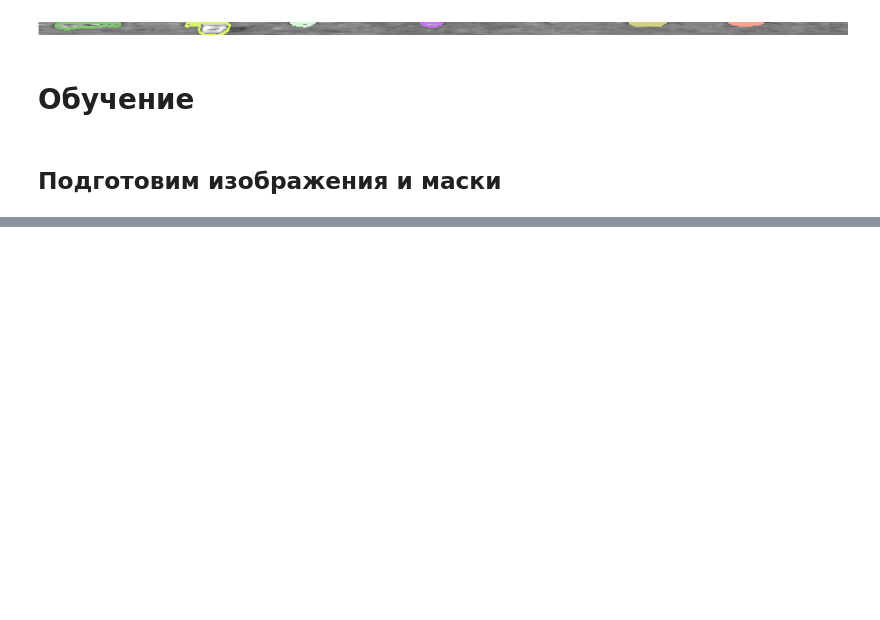
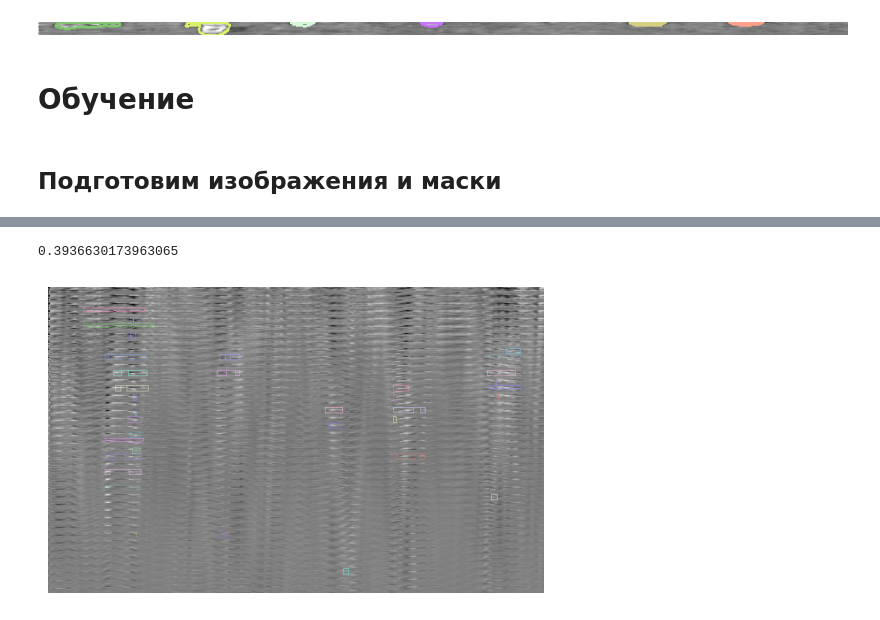
Before and after one commit to EHAT32/manioka, a Jupyter notebook: finetune_seg.ipynb, the cells around one changed output, grey strips where cells are left out. Saved outputs shown, nothing was run; the diff lists cells and outputs as text; code cells hidden in the pictures; blank space fills up the shorter version.

```diff
--- a/finetune_seg.ipynb
+++ b/finetune_seg.ipynb
@@ -215,0 +298,8 @@ for f in tqdm(train.FolderName.unique()):
+# %%
+# Load trained model
+model = YOLO('runs/segment/train/weights/best.pt')  # Adjust path if necessary
+metrics = model.val()
+# Perform inference
+results = model(stacked_image)
+polygons = results[0].masks.xy
+visualize(stacked_image, polygons)
@@ -215,0 +362,8 @@ for f in tqdm(train.FolderName.unique()):
+# %%
+print(metrics.box.map)
+# %% [output]
+0.3936630173963065
+# %%
+visualize(stacked_image, polygons)
+# %% [output]
+[figure, added]
```
Also changed, not shown: parts of 7 cells of this notebook.
